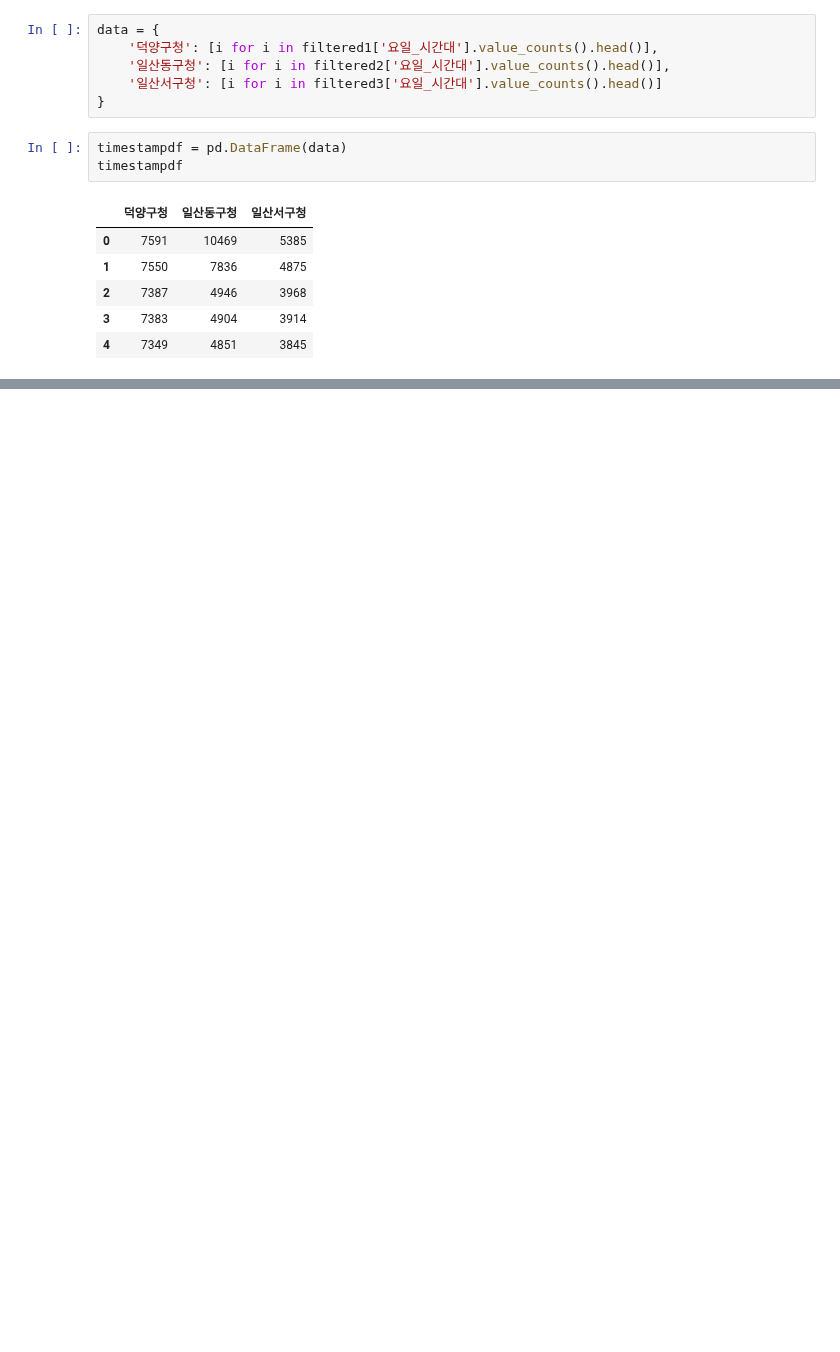
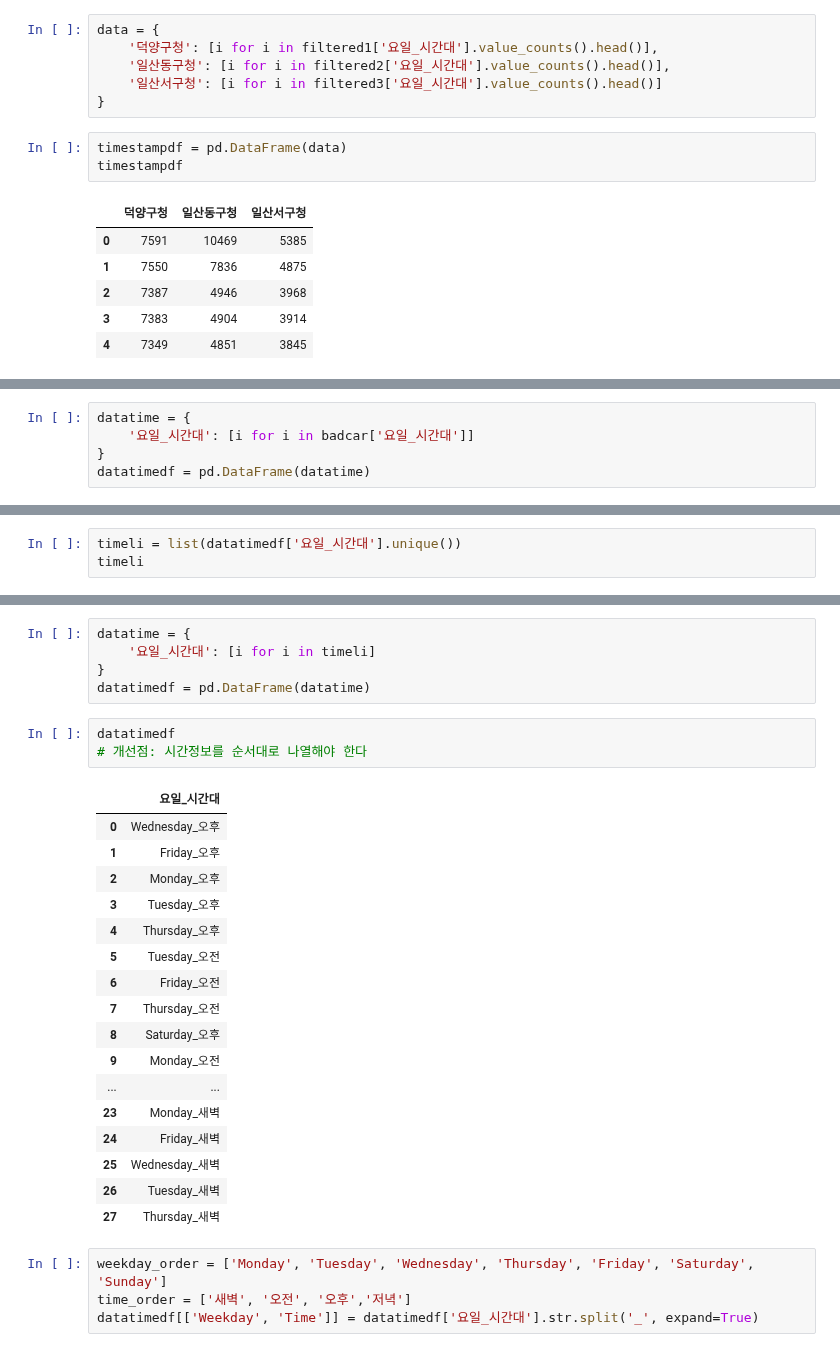
Before and after one commit to coconutkim/data, a Jupyter notebook: pandas_project/주정차위반단속.ipynb, the cells around one changed output, grey strips where cells are left out. Drawn from its saved outputs; the diff is of its cells as text; blank space fills up the shorter version.

```diff
--- a/pandas_project/주정차위반단속.ipynb
+++ b/pandas_project/주정차위반단속.ipynb
@@ -316,0 +333,5 @@ timestampdf
+# %%
+datatime = {
+    '요일_시간대': [i for i in badcar['요일_시간대']]
+}
+datatimedf = pd.DataFrame(datatime)
@@ -316,0 +355,3 @@ timestampdf
+# %%
+timeli = list(datatimedf['요일_시간대'].unique())
+timeli
@@ -316,0 +376,30 @@ timestampdf
+# %%
+datatime = {
+    '요일_시간대': [i for i in timeli]
+}
+datatimedf = pd.DataFrame(datatime)
+# %%
+datatimedf
+# 개선점: 시간정보를 순서대로 나열해야 한다
+# %% [output]
+|  | 요일_시간대 |
+| 0 | Wednesday_오후 |
+| 1 | Friday_오후 |
+| 2 | Monday_오후 |
+| 3 | Tuesday_오후 |
+| 4 | Thursday_오후 |
+| 5 | Tuesday_오전 |
+| 6 | Friday_오전 |
+| 7 | Thursday_오전 |
+| 8 | Saturday_오후 |
+| 9 | Monday_오전 |
+| ... | ... |
+| 23 | Monday_새벽 |
+| 24 | Friday_새벽 |
+| 25 | Wednesday_새벽 |
+| 26 | Tuesday_새벽 |
+| 27 | Thursday_새벽 |
+# %%
+weekday_order = ['Monday', 'Tuesday', 'Wednesday', 'Thursday', 'Friday', 'Saturday', 'Sunday']
+time_order = ['새벽', '오전', '오후','저녁']
+datatimedf[['Weekday', 'Time']] = datatimedf['요일_시간대'].str.split('_', expand=True)
```
Also changed, not shown: parts of 14 cells of this notebook.
